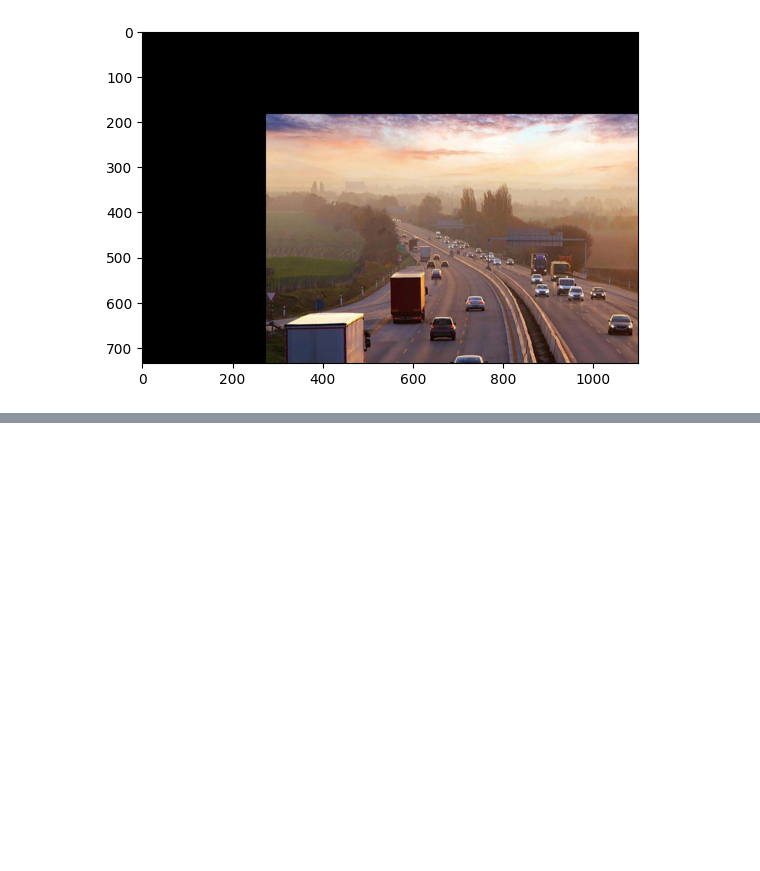
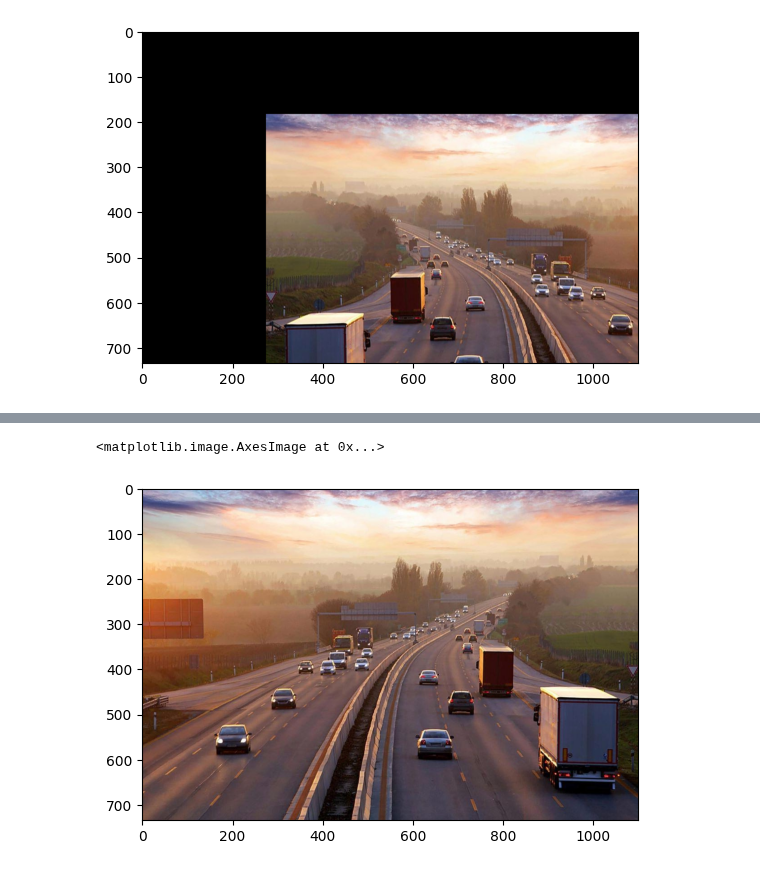
Before and after one commit to Alireza-Nazari/OpenCV_Learnings, a Jupyter notebook: 22 - Image Translation.ipynb, the cells around one changed output, grey strips where cells are left out. Cells and saved outputs as stored; diff of their text form; code cells hidden in the pictures; blank space fills up the shorter version.

```diff
--- a/22 - Image Translation.ipynb
+++ b/22 - Image Translation.ipynb
@@ -39,0 +91,6 @@ plt.imshow(img_translation)
+# %%
+flipped = cv2.flip(image, 1)
+plt.imshow(flipped)
+# %% [output]
+<matplotlib.image.AxesImage at 0x...>
+[figure, added]
```
Also changed, not shown: parts of 7 cells of this notebook.
